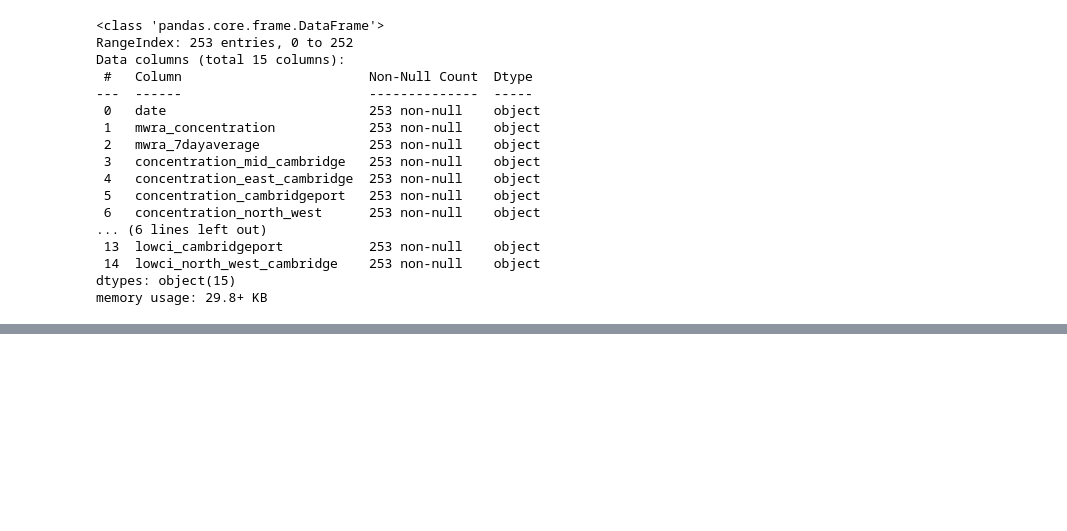
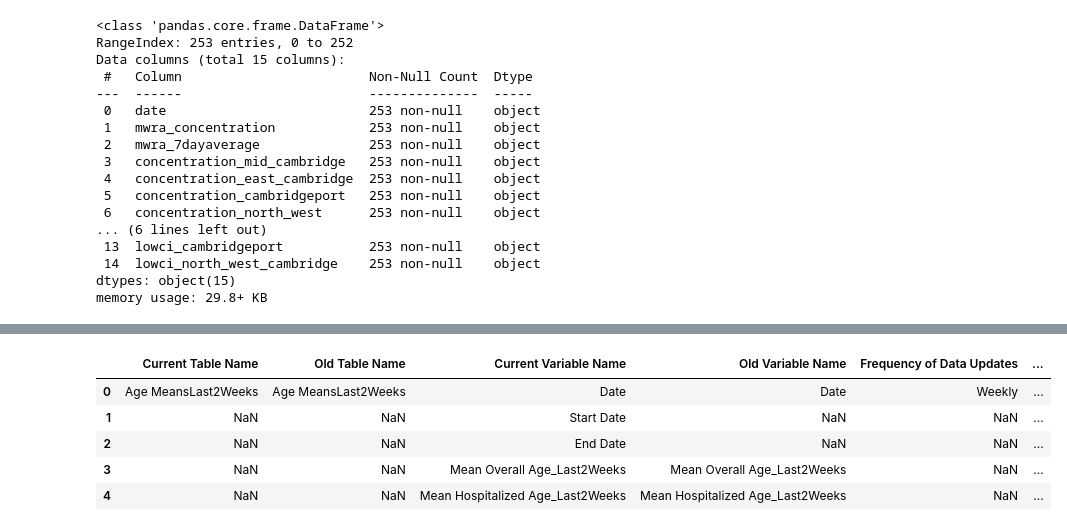
Before and after one commit to NSamermit/Springboard, a Jupyter notebook: Unit 7/7.6 Data Wrangling.ipynb, the cells around one changed output, grey strips where cells are left out. Cells and saved outputs as stored; diff of their text form; code cells hidden in the pictures; blank space fills up the shorter version.

```diff
--- a/Unit 7/7.6 Data Wrangling.ipynb
+++ b/Unit 7/7.6 Data Wrangling.ipynb
@@ -120,0 +142,9 @@ Cambridge_df.head()
+# %%
+df.head()
+# %% [output]
+|  | Current Table Name | Old Table Name | Current Variable Name | Old Variable Name | Frequency of Data Updates | ... |
+| 0 | Age MeansLast2Weeks | Age MeansLast2Weeks | Date | Date | Weekly | ... |
+| 1 | NaN | NaN | Start Date | NaN | NaN | ... |
+| 2 | NaN | NaN | End Date | NaN | NaN | ... |
+| 3 | NaN | NaN | Mean Overall Age_Last2Weeks | Mean Overall Age_Last2Weeks | NaN | ... |
+| 4 | NaN | NaN | Mean Hospitalized Age_Last2Weeks | Mean Hospitalized Age_Last2Weeks | NaN | ... |
```
Also changed, not shown: parts of 16 cells of this notebook.
